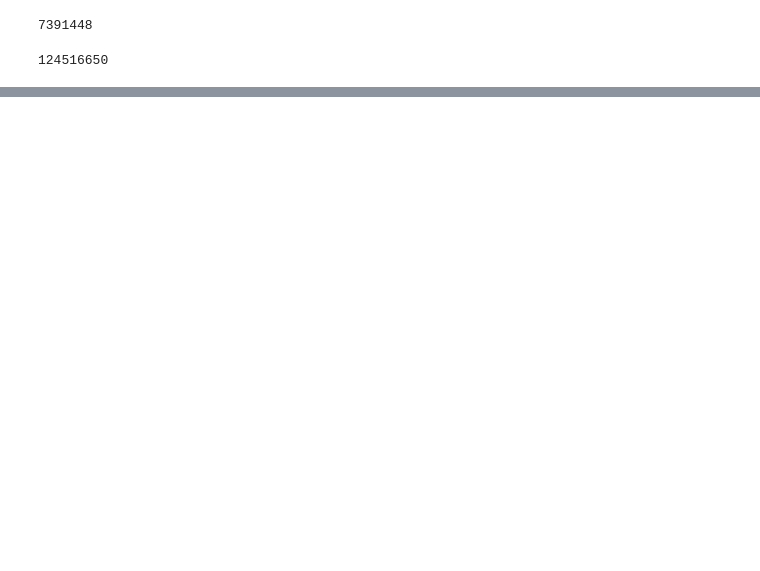
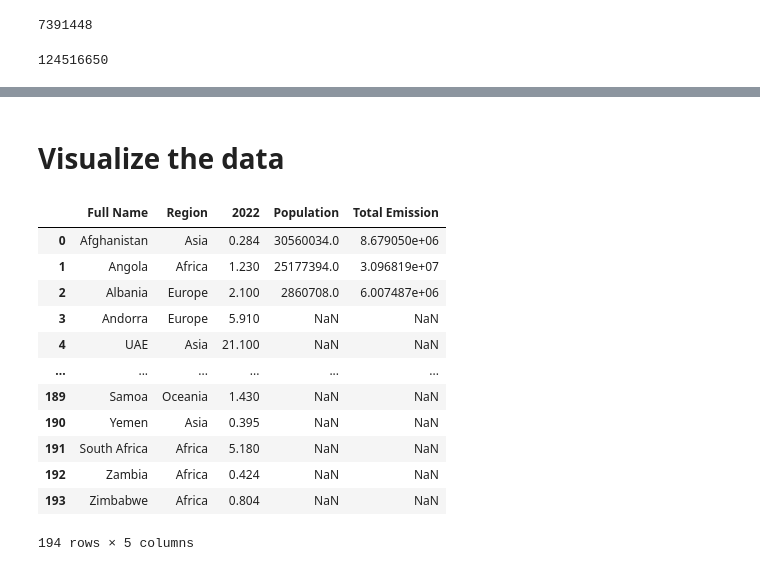
Before and after one commit to SuzukiRyuichiro/batch-2359, a Jupyter notebook: data_sourcing/sourcing.ipynb, the cells around one changed output, grey strips where cells are left out. Drawn from its saved outputs; the diff is of its cells as text; code cells hidden in the pictures; blank space fills up the shorter version.

```diff
--- a/data_sourcing/sourcing.ipynb
+++ b/data_sourcing/sourcing.ipynb
@@ -119,0 +176,5 @@ fetch_population_of_a_country('JP', 2023)
+# %%
+new_order = ["Name",	"Code",	"Full Name",	"Region",	"Population"]
+
+new_order += list(merged_df.columns[:-5])
+new_order
@@ -119,0 +199,2 @@ fetch_population_of_a_country('JP', 2023)
+# %%
+merged_df = merged_df[new_order]
@@ -119,0 +203,21 @@ fetch_population_of_a_country('JP', 2023)
+# %% [markdown]
+# Visualize the data
+# %%
+emissions_2022 = merged_df[['Full Name', 'Region', '2022', 'Population']].copy()
+emissions_2022["Total Emission"] = emissions_2022["2022"] * emissions_2022['Population']
+emissions_2022.rename(columns={"2022": "Emissions Per Capita"})
+emissions_2022
+# %% [output]
+|  | Full Name | Region | 2022 | Population | Total Emission |
+| 0 | Afghanistan | Asia | 0.284 | 30560034.0 | 8.679050e+06 |
+| 1 | Angola | Africa | 1.230 | 25177394.0 | 3.096819e+07 |
+| 2 | Albania | Europe | 2.100 | 2860708.0 | 6.007487e+06 |
+| 3 | Andorra | Europe | 5.910 | NaN | NaN |
+| 4 | UAE | Asia | 21.100 | NaN | NaN |
+| ... | ... | ... | ... | ... | ... |
+| 189 | Samoa | Oceania | 1.430 | NaN | NaN |
+| 190 | Yemen | Asia | 0.395 | NaN | NaN |
+| 191 | South Africa | Africa | 5.180 | NaN | NaN |
+| 192 | Zambia | Africa | 0.424 | NaN | NaN |
+| 193 | Zimbabwe | Africa | 0.804 | NaN | NaN |
+194 rows × 5 columns
```
Also changed, not shown: parts of 5 cells of this notebook, 2 other files.
